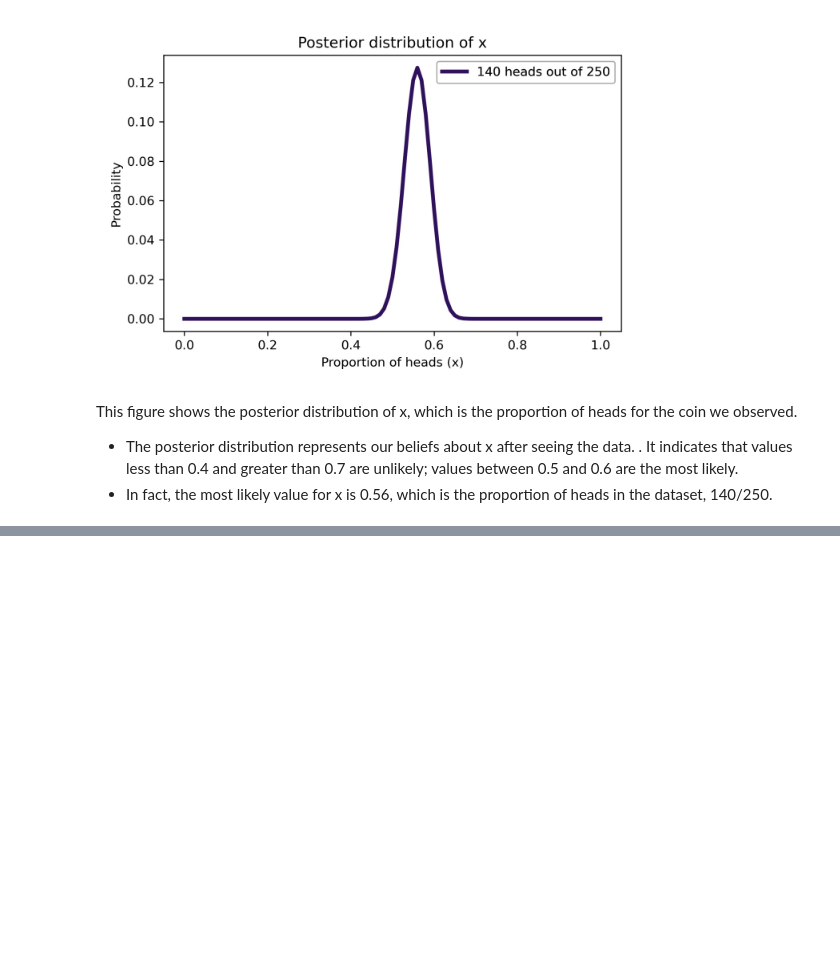
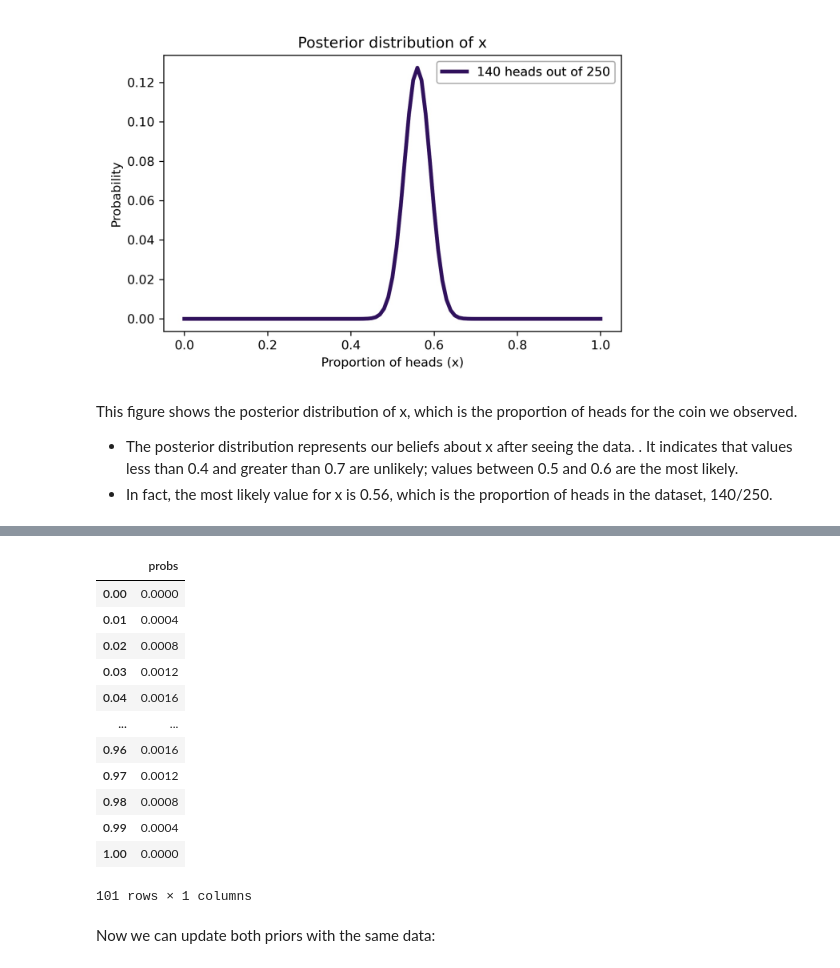
Before and after one commit to bea-sirowy/Python-tutorials, a Jupyter notebook: Bayes03_binomial.ipynb, the cells around one changed output, grey strips where cells are left out. Saved outputs shown, nothing was run; the diff lists cells and outputs as text; code cells hidden in the pictures; blank space fills up the shorter version.

```diff
--- a/Bayes03_binomial.ipynb
+++ b/Bayes03_binomial.ipynb
@@ -355,0 +439,25 @@ np.float64(0.5555555555555556)
+# %%
+
+
+ramp_up = np.arange(50)
+ramp_down = np.arange(50, -1, -1)
+a = np.append(ramp_up, ramp_down)
+triangle = Pmf(a, hypos, name='triangle')
+triangle.normalize()
+triangle
+# %% [output]
+|  | probs |
+| 0.00 | 0.0000 |
+| 0.01 | 0.0004 |
+| 0.02 | 0.0008 |
+| 0.03 | 0.0012 |
+| 0.04 | 0.0016 |
+| ... | ... |
+| 0.96 | 0.0016 |
+| 0.97 | 0.0012 |
+| 0.98 | 0.0008 |
+| 0.99 | 0.0004 |
+| 1.00 | 0.0000 |
+101 rows × 1 columns
+# %% [markdown]
+Now we can update both priors with the same data:
```
Also changed, not shown: parts of 26 cells of this notebook.
